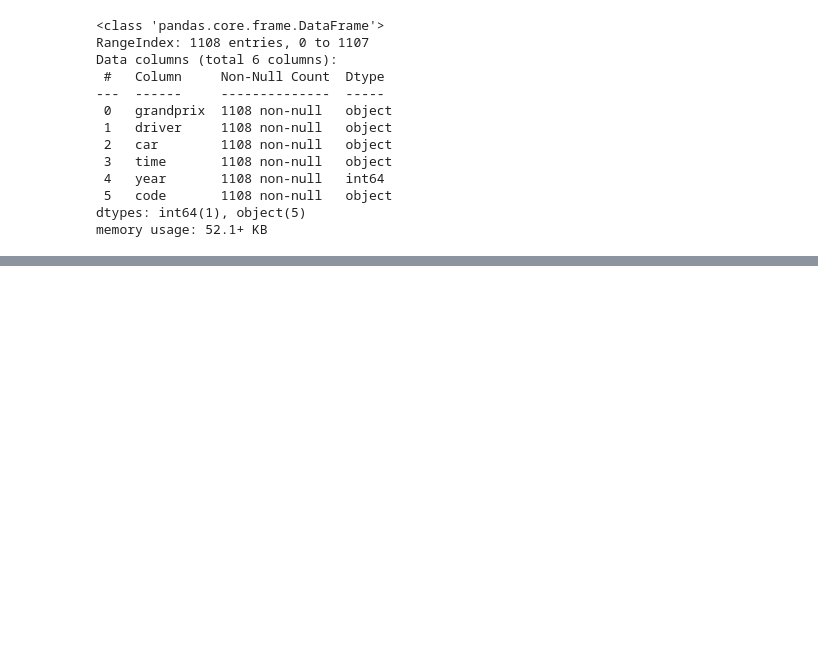
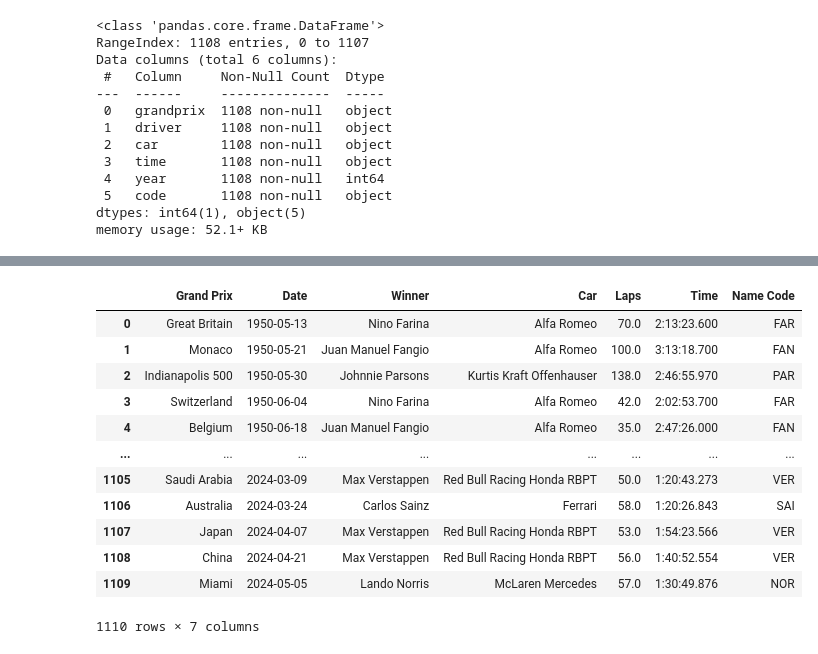
Before and after one commit to victorjgg14/f1-analisis, a Jupyter notebook: code/ETL.ipynb, the cells around one changed output, grey strips where cells are left out. Saved outputs shown, nothing was run; the diff lists cells and outputs as text; code cells hidden in the pictures; blank space fills up the shorter version.

```diff
--- a/code/ETL.ipynb
+++ b/code/ETL.ipynb
@@ -142,0 +165,16 @@ df2.to_csv('fastest_laps_clean.csv', index=False)
+# %%
+df4
+# %% [output]
+|  | Grand Prix | Date | Winner | Car | Laps | Time | Name Code |
+| 0 | Great Britain | 1950-05-13 | Nino Farina | Alfa Romeo | 70.0 | 2:13:23.600 | FAR |
+| 1 | Monaco | 1950-05-21 | Juan Manuel Fangio | Alfa Romeo | 100.0 | 3:13:18.700 | FAN |
+| 2 | Indianapolis 500 | 1950-05-30 | Johnnie Parsons | Kurtis Kraft Offenhauser | 138.0 | 2:46:55.970 | PAR |
+| 3 | Switzerland | 1950-06-04 | Nino Farina | Alfa Romeo | 42.0 | 2:02:53.700 | FAR |
+| 4 | Belgium | 1950-06-18 | Juan Manuel Fangio | Alfa Romeo | 35.0 | 2:47:26.000 | FAN |
+| ... | ... | ... | ... | ... | ... | ... | ... |
+| 1105 | Saudi Arabia | 2024-03-09 | Max Verstappen | Red Bull Racing Honda RBPT | 50.0 | 1:20:43.273 | VER |
+| 1106 | Australia | 2024-03-24 | Carlos Sainz | Ferrari | 58.0 | 1:20:26.843 | SAI |
+| 1107 | Japan | 2024-04-07 | Max Verstappen | Red Bull Racing Honda RBPT | 53.0 | 1:54:23.566 | VER |
+| 1108 | China | 2024-04-21 | Max Verstappen | Red Bull Racing Honda RBPT | 56.0 | 1:40:52.554 | VER |
+| 1109 | Miami | 2024-05-05 | Lando Norris | McLaren Mercedes | 57.0 | 1:30:49.876 | NOR |
+1110 rows × 7 columns
```
Also changed, not shown: parts of 12 cells of this notebook, 3 other files.
